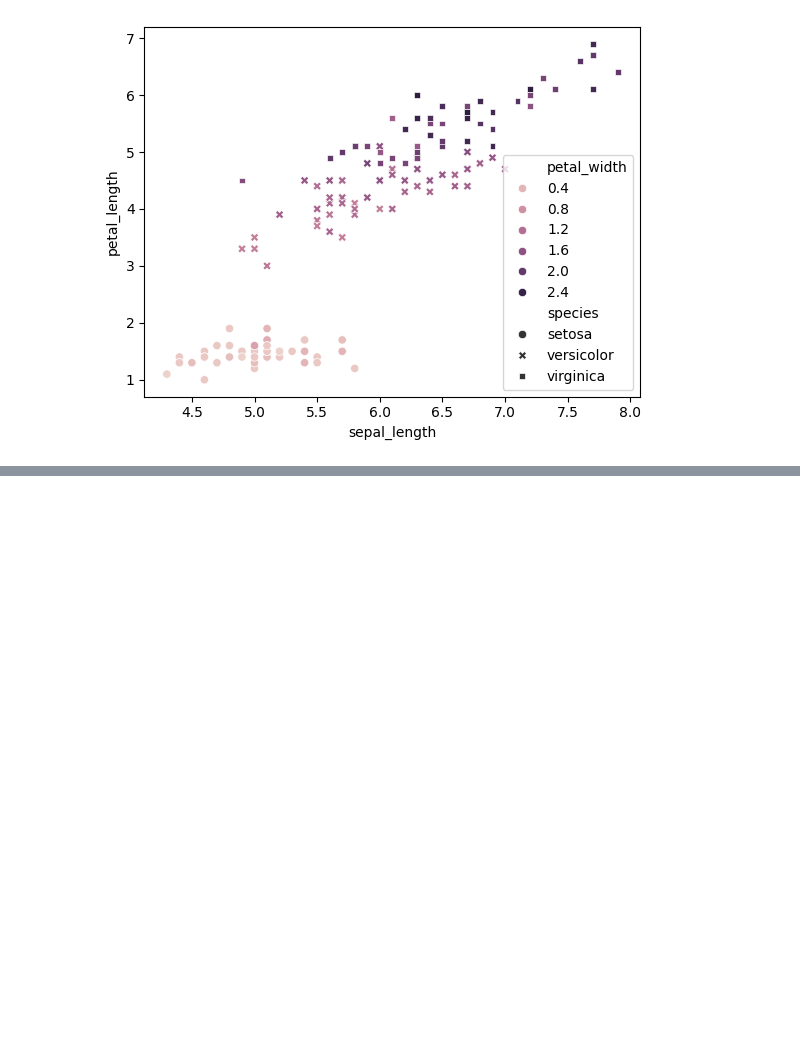
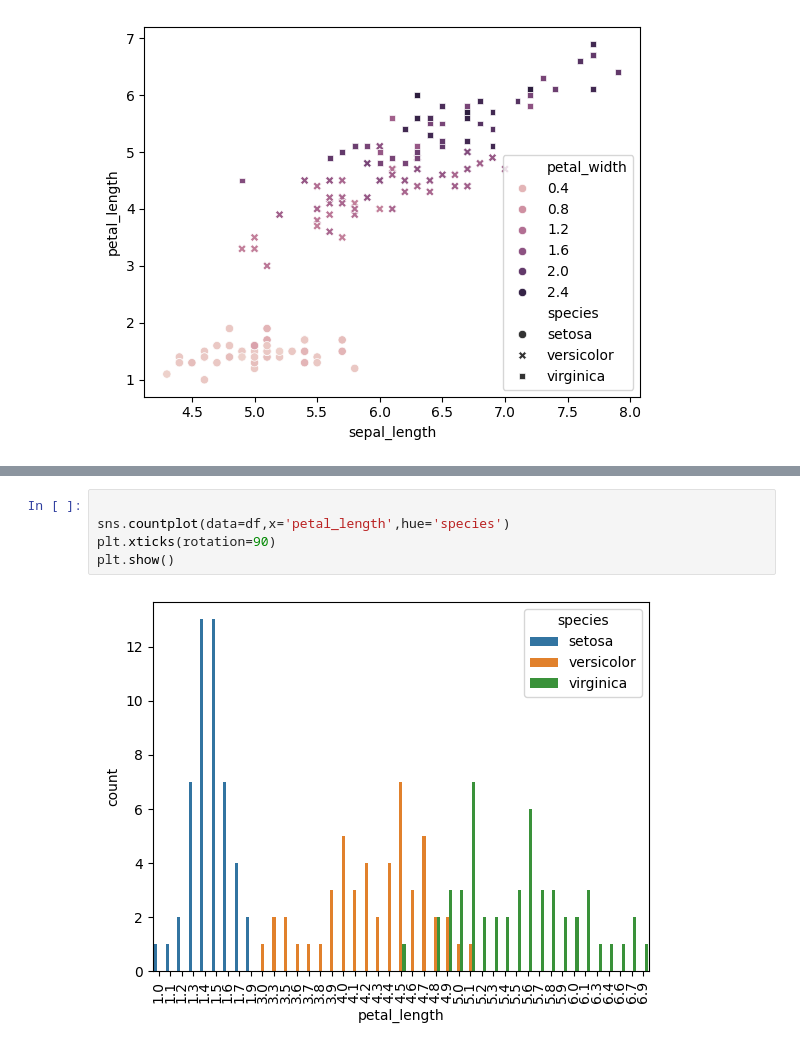
Before and after one commit to ftmshifa777/Seaborn-Visualization, a Jupyter notebook: Data_Visualization_Iris_Dataset.ipynb, the cells around one changed output, grey strips where cells are left out. Saved outputs shown, nothing was run; the diff lists cells and outputs as text; blank space fills up the shorter version.

```diff
--- a/Data_Visualization_Iris_Dataset.ipynb
+++ b/Data_Visualization_Iris_Dataset.ipynb
@@ -52,0 +64,7 @@ plt.show()
+# %%
+
+sns.countplot(data=df,x='petal_length',hue='species')
+plt.xticks(rotation=90)
+plt.show()
+# %% [output]
+[figure, added]
```
Also changed, not shown: parts of 9 cells of this notebook.
